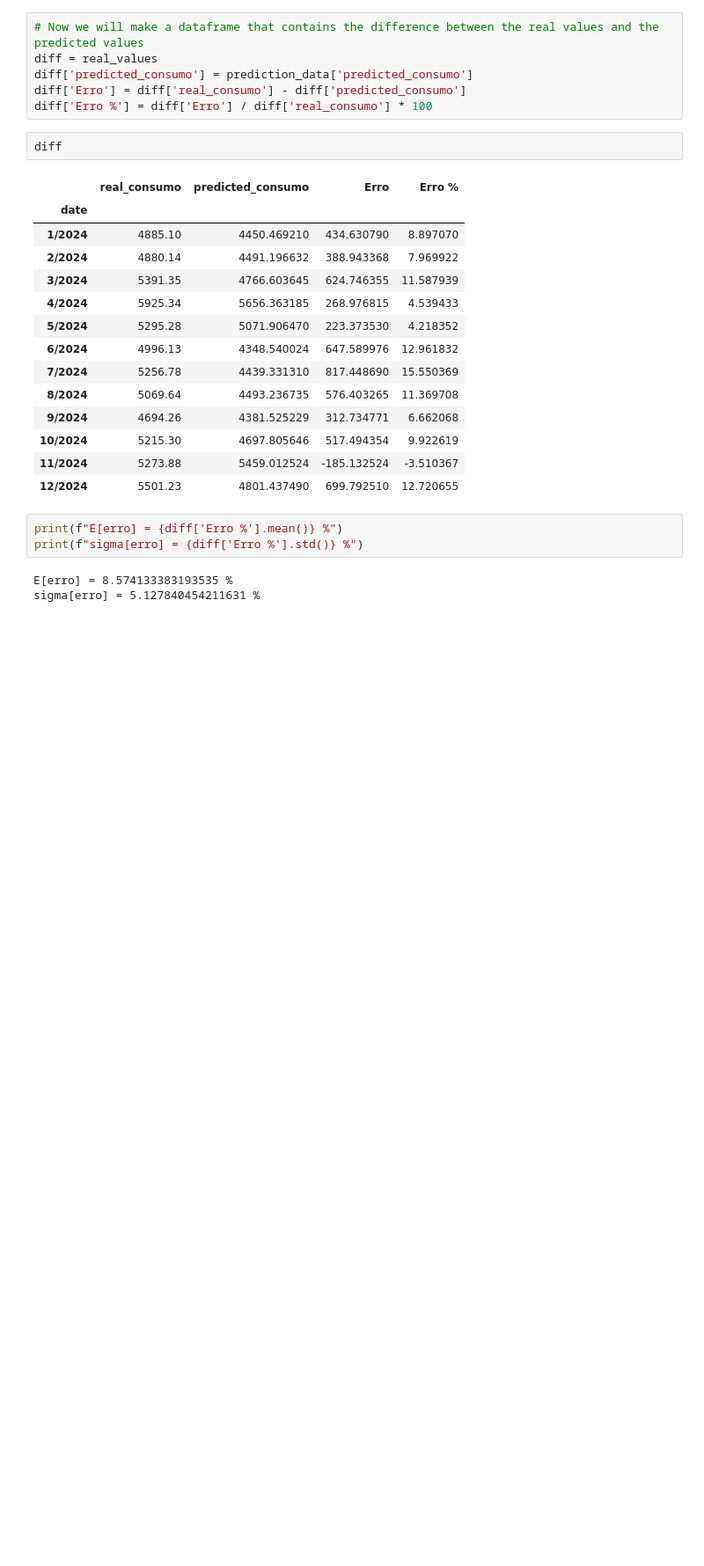
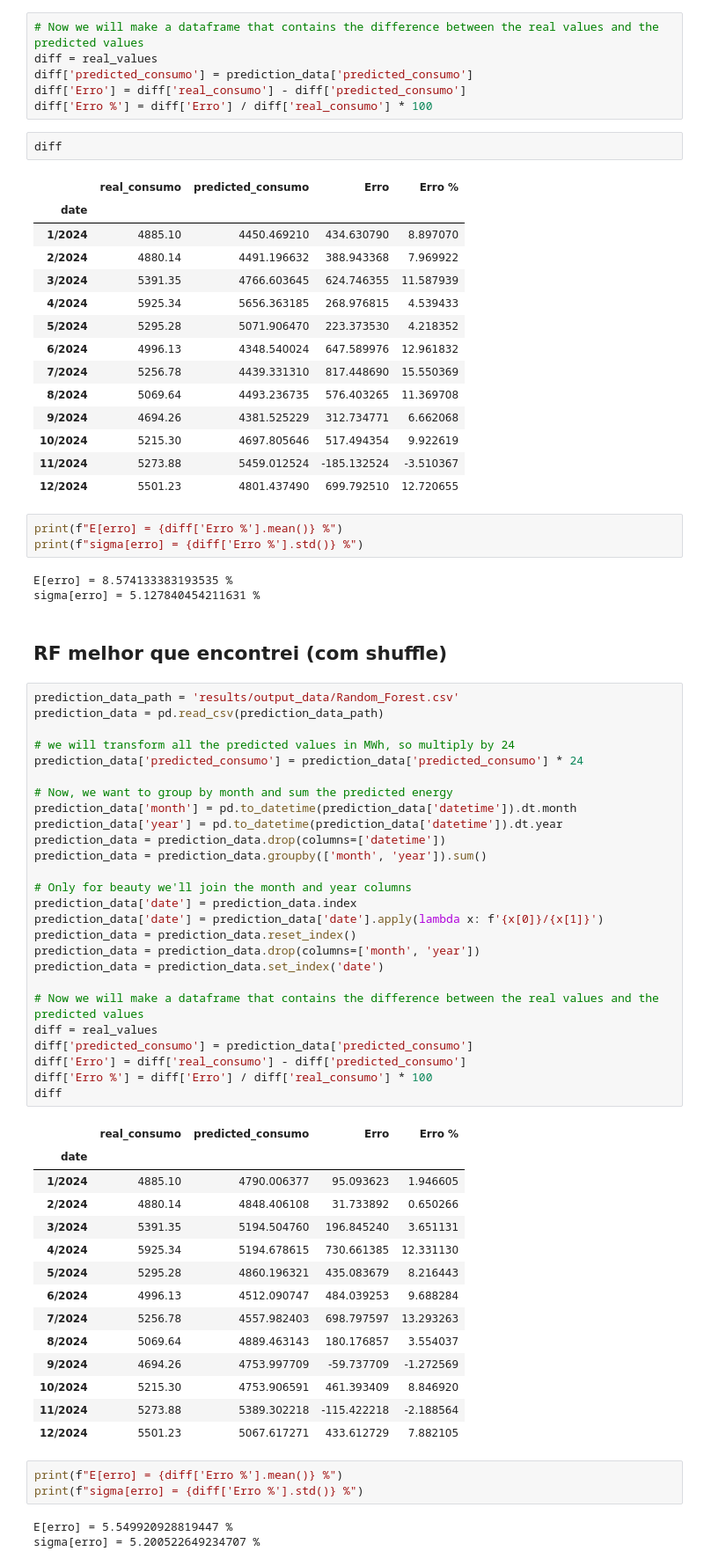
Before and after one commit to V-kr0pt/vivix_energy_consumption, a Jupyter notebook: prediction_analysis.ipynb, the cells around one changed output. Shown at 88% size. Saved outputs shown, nothing was run; the diff lists cells and outputs as text; blank space fills up the shorter version.

Commit message:
add: final grid search and prediction_analysis with KNN

```diff
--- a/prediction_analysis.ipynb
+++ b/prediction_analysis.ipynb
@@ -625,3 +610,52 @@ print(f"sigma[erro] = {diff['Erro %'].std()} %")
 # %% [output]
 E[erro] = 8.574133383193535 %
 sigma[erro] = 5.127840454211631 %
+# %% [markdown]
+## RF melhor que encontrei (com shuffle)
+# %%
+prediction_data_path = 'results/output_data/Random_Forest.csv'
+prediction_data = pd.read_csv(prediction_data_path)
+
+# we will transform all the predicted values in MWh, so multiply by 24
+prediction_data['predicted_consumo'] = prediction_data['predicted_consumo'] * 24
+
+# Now, we want to group by month and sum the predicted energy
+prediction_data['month'] = pd.to_datetime(prediction_data['datetime']).dt.month
+prediction_data['year'] = pd.to_datetime(prediction_data['datetime']).dt.year
+prediction_data = prediction_data.drop(columns=['datetime'])
+prediction_data = prediction_data.groupby(['month', 'year']).sum()
+
+# Only for beauty we'll join the month and year columns
+prediction_data['date'] = prediction_data.index
+prediction_data['date'] = prediction_data['date'].apply(lambda x: f'{x[0]}/{x[1]}')
+prediction_data = prediction_data.reset_index()
+prediction_data = prediction_data.drop(columns=['month', 'year'])
+prediction_data = prediction_data.set_index('date')
+
+# Now we will make a dataframe that contains the difference between the real values and the predicted values
+diff = real_values
+diff['predicted_consumo'] = prediction_data['predicted_consumo']
+diff['Erro'] = diff['real_consumo'] - diff['predicted_consumo']
+diff['Erro %'] = diff['Erro'] / diff['real_consumo'] * 100
+diff
+# %% [output]
+|  | real_consumo | predicted_consumo | Erro | Erro % |
+| date |  |  |  |  |
+| 1/2024 | 4885.10 | 4790.006377 | 95.093623 | 1.946605 |
+| 2/2024 | 4880.14 | 4848.406108 | 31.733892 | 0.650266 |
+| 3/2024 | 5391.35 | 5194.504760 | 196.845240 | 3.651131 |
+| 4/2024 | 5925.34 | 5194.678615 | 730.661385 | 12.331130 |
+| 5/2024 | 5295.28 | 4860.196321 | 435.083679 | 8.216443 |
+| 6/2024 | 4996.13 | 4512.090747 | 484.039253 | 9.688284 |
+| 7/2024 | 5256.78 | 4557.982403 | 698.797597 | 13.293263 |
+| 8/2024 | 5069.64 | 4889.463143 | 180.176857 | 3.554037 |
+| 9/2024 | 4694.26 | 4753.997709 | -59.737709 | -1.272569 |
+| 10/2024 | 5215.30 | 4753.906591 | 461.393409 | 8.846920 |
+| 11/2024 | 5273.88 | 5389.302218 | -115.422218 | -2.188564 |
+| 12/2024 | 5501.23 | 5067.617271 | 433.612729 | 7.882105 |
+# %%
+print(f"E[erro] = {diff['Erro %'].mean()} %")
+print(f"sigma[erro] = {diff['Erro %'].std()} %")
+# %% [output]
+E[erro] = 5.549920928819447 %
+sigma[erro] = 5.200522649234707 %
```
Also changed, not shown: parts of 10 cells of this notebook, 1 other file.
